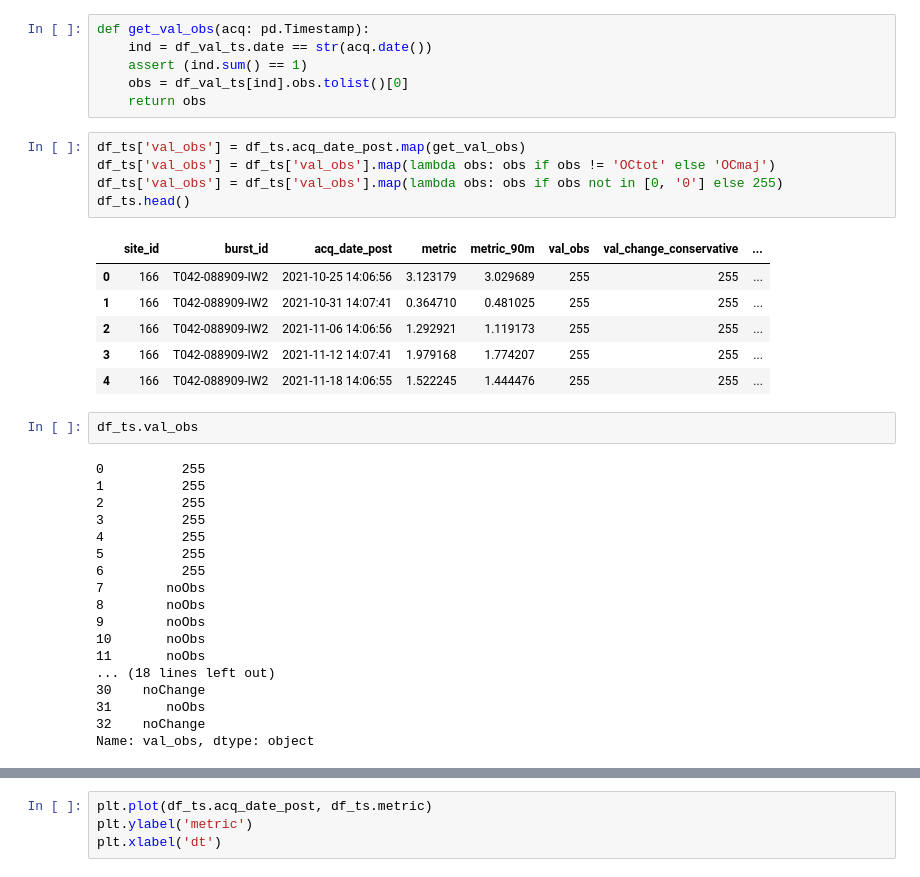
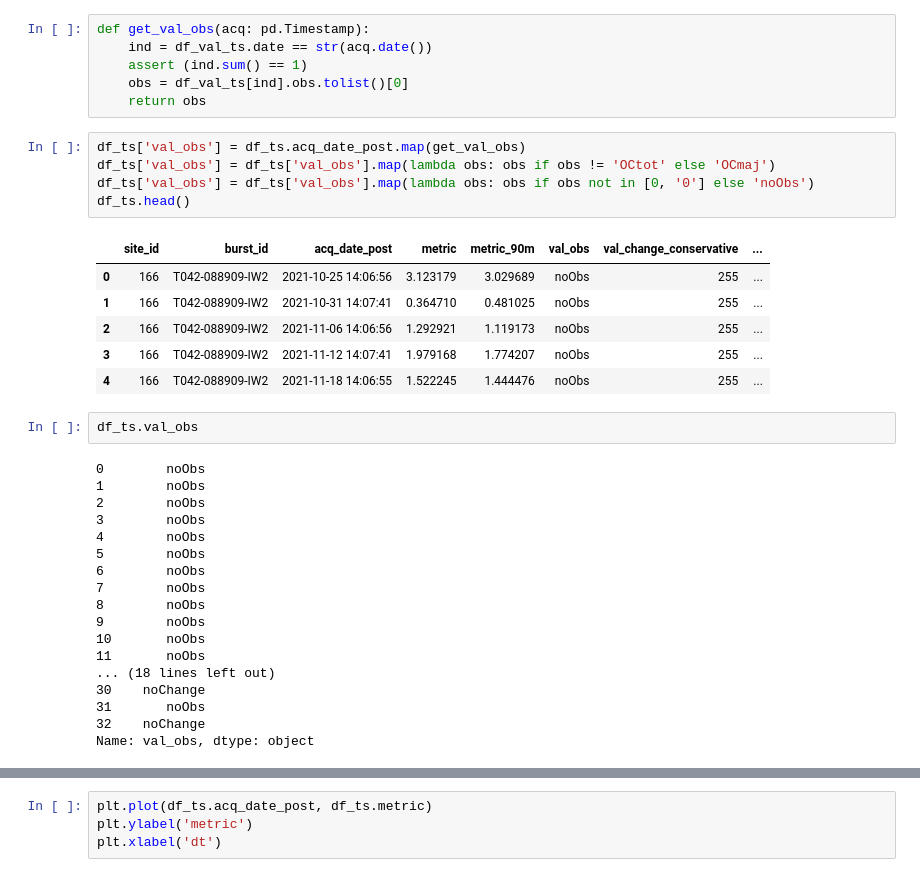
Before and after one commit to OPERA-Cal-Val/dist-s1-validation-harness, a Jupyter notebook: 2_Localize_Metric_tables.ipynb, the cells around one changed output, grey strips where cells are left out. Saved outputs shown, nothing was run; the diff lists cells and outputs as text.

```diff
--- a/2_Localize_Metric_tables.ipynb
+++ b/2_Localize_Metric_tables.ipynb
@@ -273,25 +273,25 @@ def get_val_obs(acq: pd.Timestamp):
 # %%
 df_ts['val_obs'] = df_ts.acq_date_post.map(get_val_obs)
 df_ts['val_obs'] = df_ts['val_obs'].map(lambda obs: obs if obs != 'OCtot' else 'OCmaj')
-df_ts['val_obs'] = df_ts['val_obs'].map(lambda obs: obs if obs not in [0, '0'] else 255)
+df_ts['val_obs'] = df_ts['val_obs'].map(lambda obs: obs if obs not in [0, '0'] else 'noObs')
 df_ts.head()
 # %% [output]
 |  | site_id | burst_id | acq_date_post | metric | metric_90m | val_obs | val_change_conservative | ... |
-| 0 | 166 | T042-088909-IW2 | 2021-10-25 14:06:56 | 3.123179 | 3.029689 | 255 | 255 | ... |
-| 1 | 166 | T042-088909-IW2 | 2021-10-31 14:07:41 | 0.364710 | 0.481025 | 255 | 255 | ... |
-| 2 | 166 | T042-088909-IW2 | 2021-11-06 14:06:56 | 1.292921 | 1.119173 | 255 | 255 | ... |
-| 3 | 166 | T042-088909-IW2 | 2021-11-12 14:07:41 | 1.979168 | 1.774207 | 255 | 255 | ... |
-| 4 | 166 | T042-088909-IW2 | 2021-11-18 14:06:55 | 1.522245 | 1.444476 | 255 | 255 | ... |
+| 0 | 166 | T042-088909-IW2 | 2021-10-25 14:06:56 | 3.123179 | 3.029689 | noObs | 255 | ... |
+| 1 | 166 | T042-088909-IW2 | 2021-10-31 14:07:41 | 0.364710 | 0.481025 | noObs | 255 | ... |
+| 2 | 166 | T042-088909-IW2 | 2021-11-06 14:06:56 | 1.292921 | 1.119173 | noObs | 255 | ... |
+| 3 | 166 | T042-088909-IW2 | 2021-11-12 14:07:41 | 1.979168 | 1.774207 | noObs | 255 | ... |
+| 4 | 166 | T042-088909-IW2 | 2021-11-18 14:06:55 | 1.522245 | 1.444476 | noObs | 255 | ... |
 # %%
 df_ts.val_obs
 # %% [output]
-0          255
-1          255
-2          255
-3          255
-4          255
-5          255
-6          255
+0        noObs
+1        noObs
+2        noObs
+3        noObs
+4        noObs
+5        noObs
+6        noObs
 7        noObs
 8        noObs
 9        noObs
```
Also changed, not shown: parts of 4 cells of this notebook.
